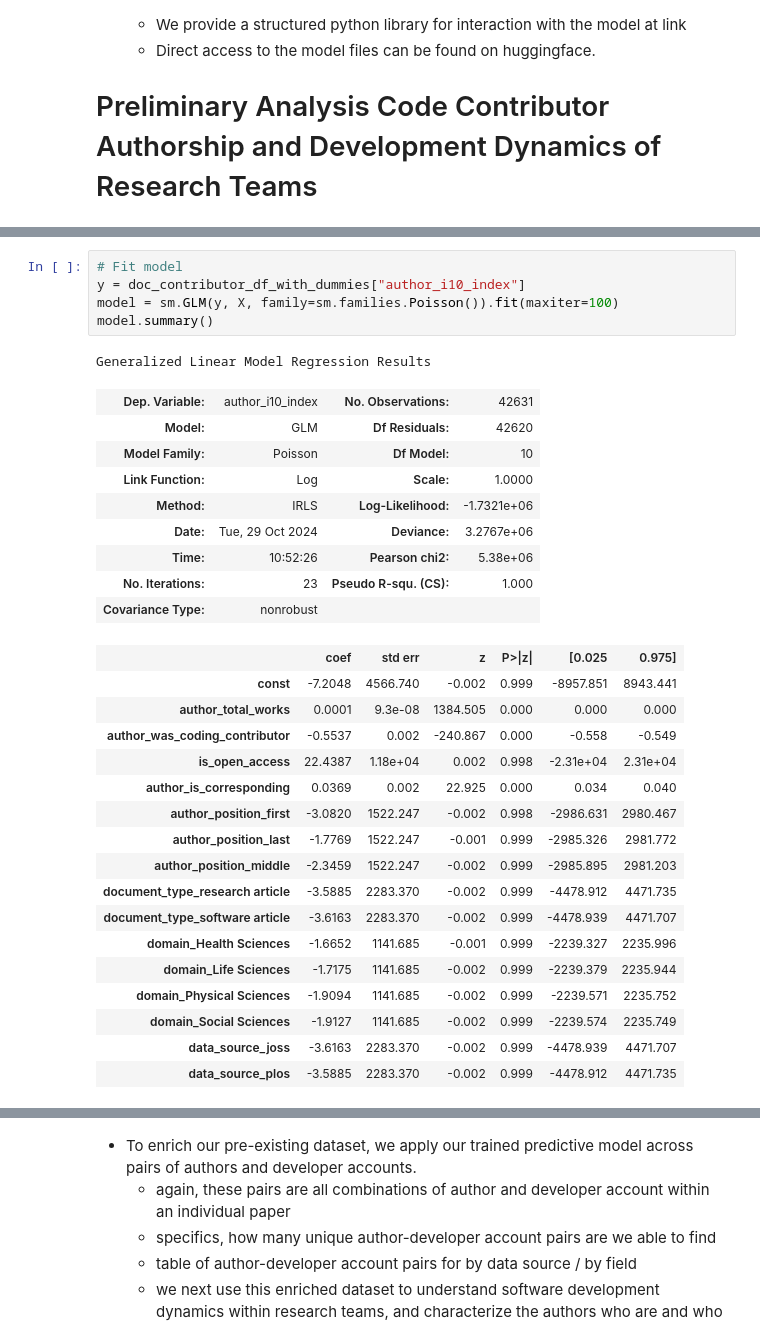
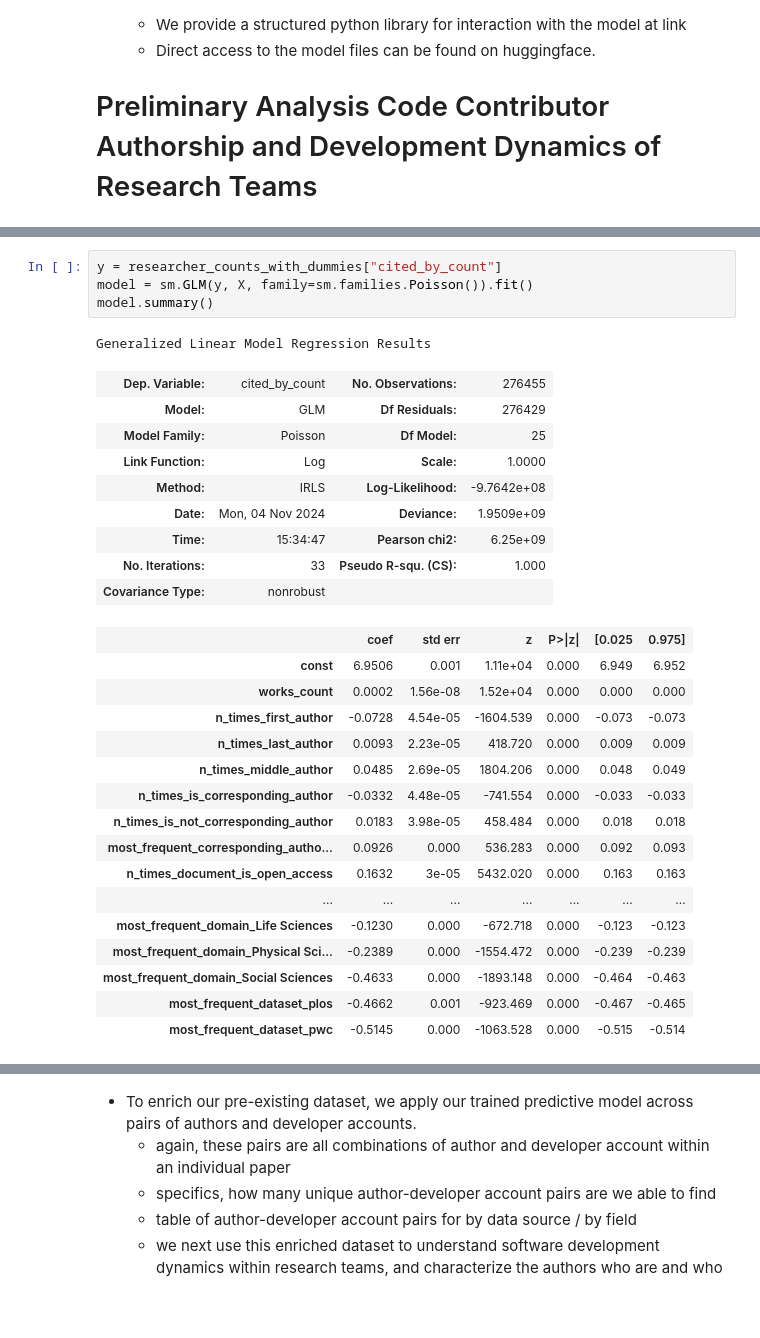
Before and after one commit to evamaxfield/rs-graph, a Jupyter notebook: publications/qss-code-authors/qss-code-authors.ipynb, the cells around one changed output, grey strips where cells are left out. Cells and saved outputs as stored; diff of their text form; blank space fills up the shorter version.

```diff
--- a/publications/qss-code-authors/qss-code-authors.ipynb
+++ b/publications/qss-code-authors/qss-code-authors.ipynb
@@ -801,34 +826,32 @@ Generalized Linear Model Regression Results
 # %%
-# Fit model
-y = doc_contributor_df_with_dummies["author_i10_index"]
-model = sm.GLM(y, X, family=sm.families.Poisson()).fit(maxiter=100)
+y = researcher_counts_with_dummies["cited_by_count"]
+model = sm.GLM(y, X, family=sm.families.Poisson()).fit()
 model.summary()
 # %% [output]
 Generalized Linear Model Regression Results
-| Dep. Variable: | author_i10_index | No. Observations: | 42631 |
-| Model: | GLM | Df Residuals: | 42620 |
-| Model Family: | Poisson | Df Model: | 10 |
+| Dep. Variable: | cited_by_count | No. Observations: | 276455 |
+| Model: | GLM | Df Residuals: | 276429 |
+| Model Family: | Poisson | Df Model: | 25 |
 | Link Function: | Log | Scale: | 1.0000 |
-| Method: | IRLS | Log-Likelihood: | -1.7321e+06 |
-| Date: | Tue, 29 Oct 2024 | Deviance: | 3.2767e+06 |
-| Time: | 10:52:26 | Pearson chi2: | 5.38e+06 |
-| No. Iterations: | 23 | Pseudo R-squ. (CS): | 1.000 |
+| Method: | IRLS | Log-Likelihood: | -9.7642e+08 |
+| Date: | Mon, 04 Nov 2024 | Deviance: | 1.9509e+09 |
+| Time: | 15:34:47 | Pearson chi2: | 6.25e+09 |
+| No. Iterations: | 33 | Pseudo R-squ. (CS): | 1.000 |
 | Covariance Type: | nonrobust |  |  |
 |  | coef | std err | z | P>|z| | [0.025 | 0.975] |
-| const | -7.2048 | 4566.740 | -0.002 | 0.999 | -8957.851 | 8943.441 |
-| author_total_works | 0.0001 | 9.3e-08 | 1384.505 | 0.000 | 0.000 | 0.000 |
-| author_was_coding_contributor | -0.5537 | 0.002 | -240.867 | 0.000 | -0.558 | -0.549 |
-| is_open_access | 22.4387 | 1.18e+04 | 0.002 | 0.998 | -2.31e+04 | 2.31e+04 |
-| author_is_corresponding | 0.0369 | 0.002 | 22.925 | 0.000 | 0.034 | 0.040 |
-| author_position_first | -3.0820 | 1522.247 | -0.002 | 0.998 | -2986.631 | 2980.467 |
-| author_position_last | -1.7769 | 1522.247 | -0.001 | 0.999 | -2985.326 | 2981.772 |
-| author_position_middle | -2.3459 | 1522.247 | -0.002 | 0.999 | -2985.895 | 2981.203 |
-| document_type_research article | -3.5885 | 2283.370 | -0.002 | 0.999 | -4478.912 | 4471.735 |
-| document_type_software article | -3.6163 | 2283.370 | -0.002 | 0.999 | -4478.939 | 4471.707 |
-| domain_Health Sciences | -1.6652 | 1141.685 | -0.001 | 0.999 | -2239.327 | 2235.996 |
-| domain_Life Sciences | -1.7175 | 1141.685 | -0.002 | 0.999 | -2239.379 | 2235.944 |
-| domain_Physical Sciences | -1.9094 | 1141.685 | -0.002 | 0.999 | -2239.571 | 2235.752 |
-| domain_Social Sciences | -1.9127 | 1141.685 | -0.002 | 0.999 | -2239.574 | 2235.749 |
-| data_source_joss | -3.6163 | 2283.370 | -0.002 | 0.999 | -4478.939 | 4471.707 |
-| data_source_plos | -3.5885 | 2283.370 | -0.002 | 0.999 | -4478.912 | 4471.735 |
+| const | 6.9506 | 0.001 | 1.11e+04 | 0.000 | 6.949 | 6.952 |
+| works_count | 0.0002 | 1.56e-08 | 1.52e+04 | 0.000 | 0.000 | 0.000 |
+| n_times_first_author | -0.0728 | 4.54e-05 | -1604.539 | 0.000 | -0.073 | -0.073 |
+| n_times_last_author | 0.0093 | 2.23e-05 | 418.720 | 0.000 | 0.009 | 0.009 |
+| n_times_middle_author | 0.0485 | 2.69e-05 | 1804.206 | 0.000 | 0.048 | 0.049 |
+| n_times_is_corresponding_author | -0.0332 | 4.48e-05 | -741.554 | 0.000 | -0.033 | -0.033 |
+| n_times_is_not_corresponding_author | 0.0183 | 3.98e-05 | 458.484 | 0.000 | 0.018 | 0.018 |
+| most_frequent_corresponding_autho... | 0.0926 | 0.000 | 536.283 | 0.000 | 0.092 | 0.093 |
+| n_times_document_is_open_access | 0.1632 | 3e-05 | 5432.020 | 0.000 | 0.163 | 0.163 |
+| ... | ... | ... | ... | ... | ... | ... |
+| most_frequent_domain_Life Sciences | -0.1230 | 0.000 | -672.718 | 0.000 | -0.123 | -0.123 |
+| most_frequent_domain_Physical Sci... | -0.2389 | 0.000 | -1554.472 | 0.000 | -0.239 | -0.239 |
+| most_frequent_domain_Social Sciences | -0.4633 | 0.000 | -1893.148 | 0.000 | -0.464 | -0.463 |
+| most_frequent_dataset_plos | -0.4662 | 0.001 | -923.469 | 0.000 | -0.467 | -0.465 |
+| most_frequent_dataset_pwc | -0.5145 | 0.000 | -1063.528 | 0.000 | -0.515 | -0.514 |
 # %%
```
Also changed, not shown: parts of 15 cells of this notebook.
